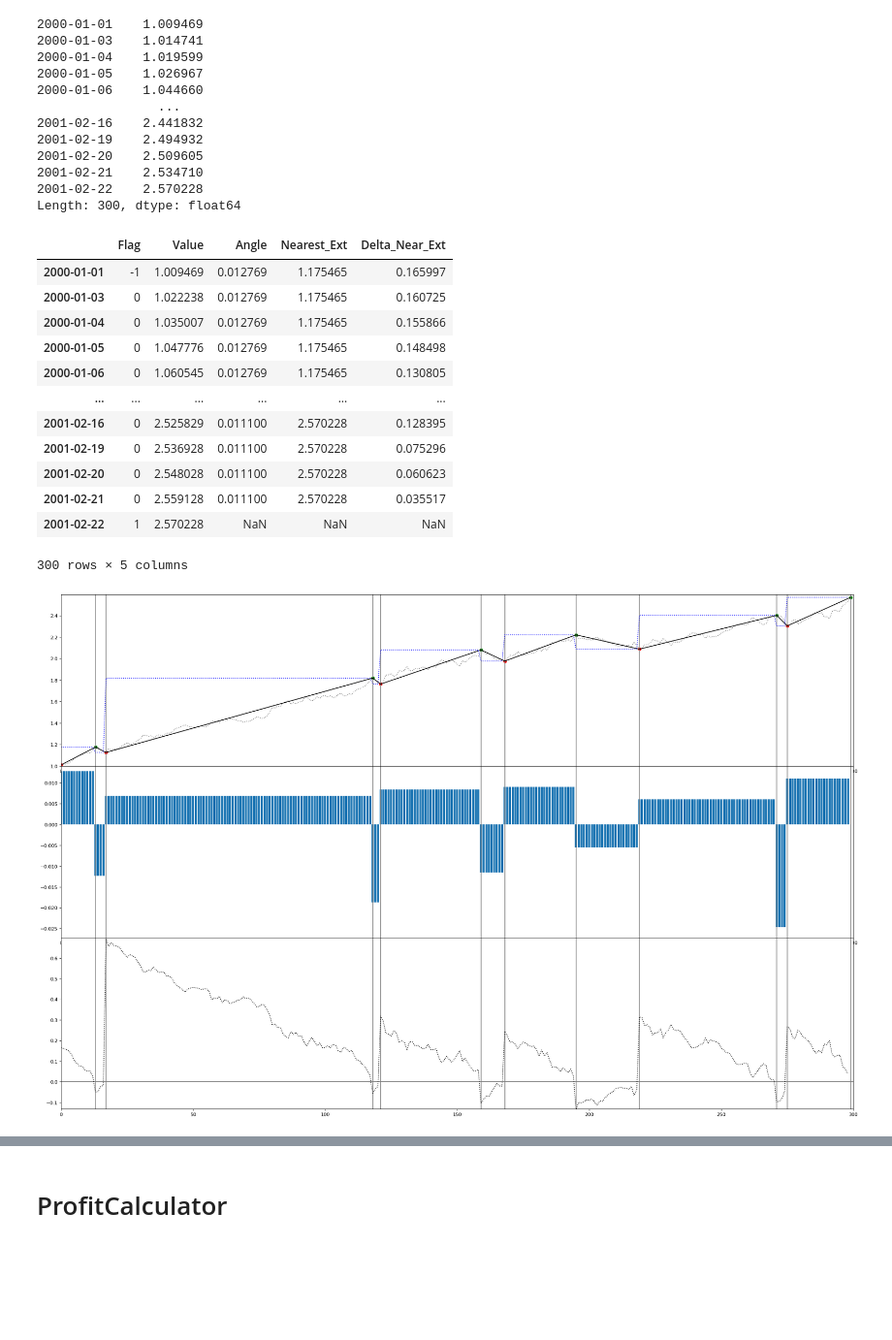
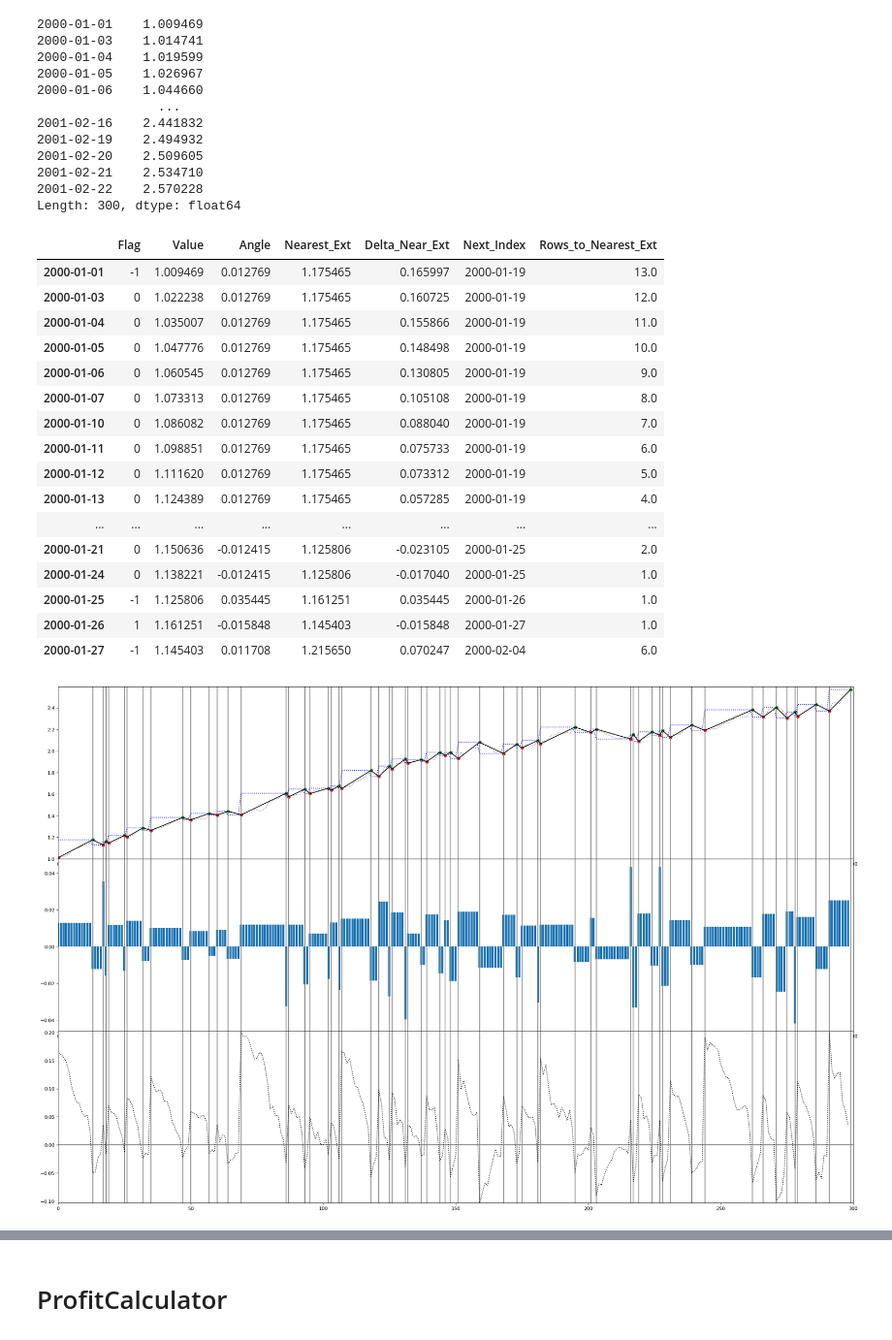
Before and after one commit to NNTrade/metrics, a Jupyter notebook: example/ZigZag/Builder.ipynb, the cells around one changed output, grey strips where cells are left out. Shown: that part at 97% size. Saved outputs shown, nothing was run; the diff lists cells and outputs as text; code cells hidden in the pictures; blank space fills up the shorter version.

```diff
--- a/example/ZigZag/Builder.ipynb
+++ b/example/ZigZag/Builder.ipynb
@@ -46,49 +46,53 @@ x_sr
 2001-02-22    2.570228
 Length: 300, dtype: float64
 # %%
-zzb = ZigZagBuilder(0.03, -0.03)
+zzb = ZigZagBuilder(0.01, -0.01)
 # %%
 zzb_df = zzb.build_all(x_sr)
-zzb_df
+zzb_df.head(20)
 # %% [output]
-|  | Flag | Value | Angle | Nearest_Ext | Delta_Near_Ext |
-| 2000-01-01 | -1 | 1.009469 | 0.012769 | 1.175465 | 0.165997 |
-| 2000-01-03 | 0 | 1.022238 | 0.012769 | 1.175465 | 0.160725 |
-| 2000-01-04 | 0 | 1.035007 | 0.012769 | 1.175465 | 0.155866 |
-| 2000-01-05 | 0 | 1.047776 | 0.012769 | 1.175465 | 0.148498 |
-| 2000-01-06 | 0 | 1.060545 | 0.012769 | 1.175465 | 0.130805 |
-| ... | ... | ... | ... | ... | ... |
-| 2001-02-16 | 0 | 2.525829 | 0.011100 | 2.570228 | 0.128395 |
-| 2001-02-19 | 0 | 2.536928 | 0.011100 | 2.570228 | 0.075296 |
-| 2001-02-20 | 0 | 2.548028 | 0.011100 | 2.570228 | 0.060623 |
-| 2001-02-21 | 0 | 2.559128 | 0.011100 | 2.570228 | 0.035517 |
-| 2001-02-22 | 1 | 2.570228 | NaN | NaN | NaN |
+|  | Flag | Value | Angle | Nearest_Ext | Delta_Near_Ext | Next_Index | Rows_to_Nearest_Ext |
+| 2000-01-01 | -1 | 1.009469 | 0.012769 | 1.175465 | 0.165997 | 2000-01-19 | 13.0 |
+| 2000-01-03 | 0 | 1.022238 | 0.012769 | 1.175465 | 0.160725 | 2000-01-19 | 12.0 |
+| 2000-01-04 | 0 | 1.035007 | 0.012769 | 1.175465 | 0.155866 | 2000-01-19 | 11.0 |
+| 2000-01-05 | 0 | 1.047776 | 0.012769 | 1.175465 | 0.148498 | 2000-01-19 | 10.0 |
+| 2000-01-06 | 0 | 1.060545 | 0.012769 | 1.175465 | 0.130805 | 2000-01-19 | 9.0 |
+| 2000-01-07 | 0 | 1.073313 | 0.012769 | 1.175465 | 0.105108 | 2000-01-19 | 8.0 |
+| 2000-01-10 | 0 | 1.086082 | 0.012769 | 1.175465 | 0.088040 | 2000-01-19 | 7.0 |
+| 2000-01-11 | 0 | 1.098851 | 0.012769 | 1.175465 | 0.075733 | 2000-01-19 | 6.0 |
+| 2000-01-12 | 0 | 1.111620 | 0.012769 | 1.175465 | 0.073312 | 2000-01-19 | 5.0 |
+| 2000-01-13 | 0 | 1.124389 | 0.012769 | 1.175465 | 0.057285 | 2000-01-19 | 4.0 |
+| ... | ... | ... | ... | ... | ... | ... | ... |
+| 2000-01-21 | 0 | 1.150636 | -0.012415 | 1.125806 | -0.023105 | 2000-01-25 | 2.0 |
+| 2000-01-24 | 0 | 1.138221 | -0.012415 | 1.125806 | -0.017040 | 2000-01-25 | 1.0 |
+| 2000-01-25 | -1 | 1.125806 | 0.035445 | 1.161251 | 0.035445 | 2000-01-26 | 1.0 |
+| 2000-01-26 | 1 | 1.161251 | -0.015848 | 1.145403 | -0.015848 | 2000-01-27 | 1.0 |
+| 2000-01-27 | -1 | 1.145403 | 0.011708 | 1.215650 | 0.070247 | 2000-02-04 | 6.0 |
-300 rows × 5 columns
 # %%
 f, axs = plt.subplots(3,1,figsize=(30,20), dpi=80)
 plt.subplots_adjust(hspace=0)
 
 axs[0].set_xlim(0, len(X))
 axs[0].set_ylim(x_sr.min()*0.99, x_sr.max()*1.01)
 axs[0].plot(np.arange(len(x_sr)), x_sr, 'k:', alpha=0.5)
 axs[0].plot(np.arange(len(X)), zzb_df[zzc.VALUE_COL_NAME], 'k-')
 axs[0].scatter(np.arange(len(X))[zzb_df[zzc.FLAG_COL_NAME] == 1], zzb_df[zzc.VALUE_COL_NAME][zzb_df[zzc.FLAG_COL_NAME] == 1], color='g')
 axs[0].scatter(np.arange(len(X))[zzb_df[zzc.FLAG_COL_NAME] == -1], zzb_df[zzc.VALUE_COL_NAME][zzb_df[zzc.FLAG_COL_NAME] == -1], color='r')
-axs[0].plot(np.arange(len(X)), zzb_df[zzc.NEAREST_EXT], 'b:')
+axs[0].plot(np.arange(len(X)), zzb_df[zzc.NEAREST_EXT_COL_NAME], 'b:')
 
 axs[1].set_xlim(0, len(X))
 axs[1].set_ylim(zzb_df[zzc.ANGLE_COL_NAME].min()*1.10, zzb_df[zzc.ANGLE_COL_NAME].max()*1.10)
 axs[1].bar(np.arange(len(X)), zzb_df[zzc.ANGLE_COL_NAME])
 
 axs[2].set_xlim(0, len(X))
-axs[2].set_ylim(zzb_df[zzc.DELTA_NEAR_EXT].min()*0.99, zzb_df[zzc.DELTA_NEAR_EXT].max()*1.01)
-axs[2].plot(np.arange(len(X)), zzb_df[zzc.DELTA_NEAR_EXT], 'k:')
+axs[2].set_ylim(zzb_df[zzc.DELTA_NEAR_EXT_COL_NAME].min()*0.99, zzb_df[zzc.DELTA_NEAR_EXT_COL_NAME].max()*1.01)
+axs[2].plot(np.arange(len(X)), zzb_df[zzc.DELTA_NEAR_EXT_COL_NAME], 'k:')
 axs[2].hlines(0,xmin=0,xmax=len(X), colors='grey')
 
 for i in range(len(axs)):
     axs[i].vlines(np.arange(len(X))[zzb_df[zzc.FLAG_COL_NAME] != 0],*axs[i].get_ylim(),"grey")
 # %% [output]
-[figure, old version]
+[figure, new version]
 # %%
 from src.ZigZag.Vizualize import draw_chart
 # %%
```
Also changed, not shown: parts of 13 cells of this notebook, 6 other files.
